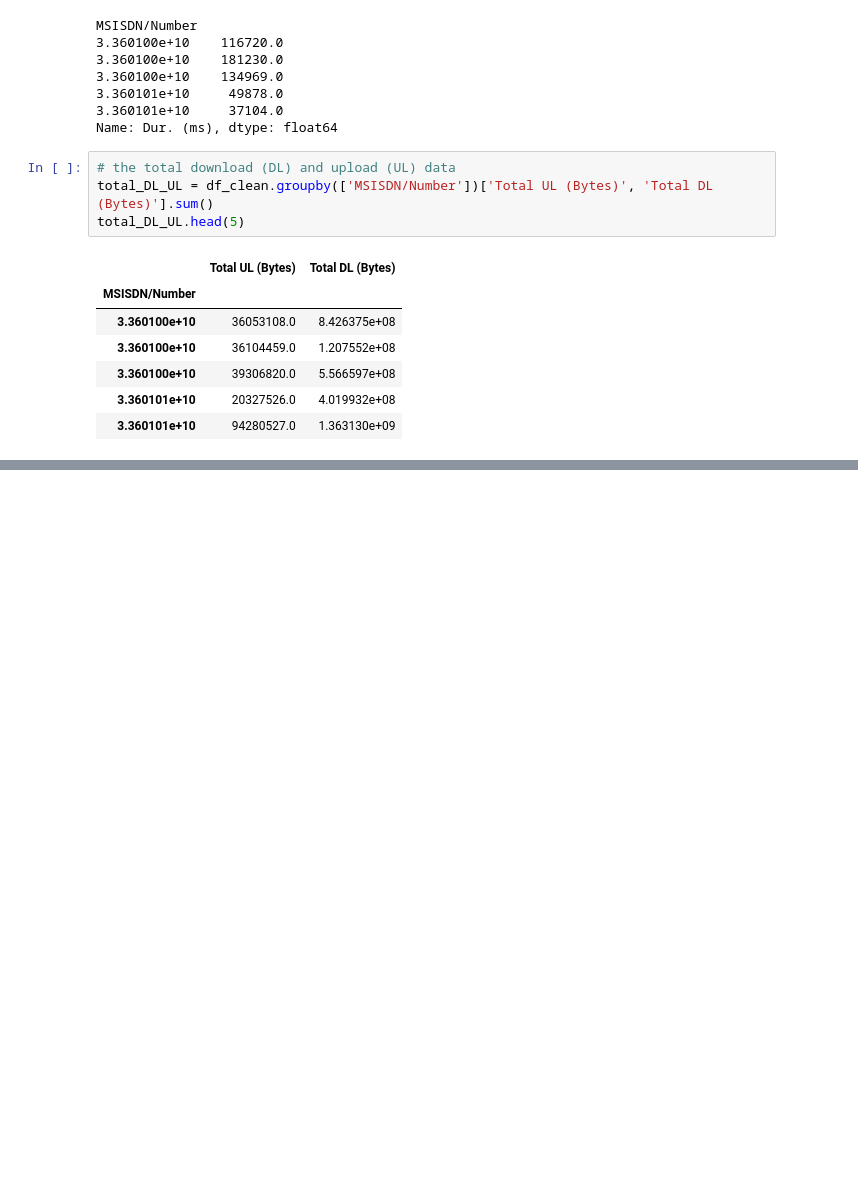
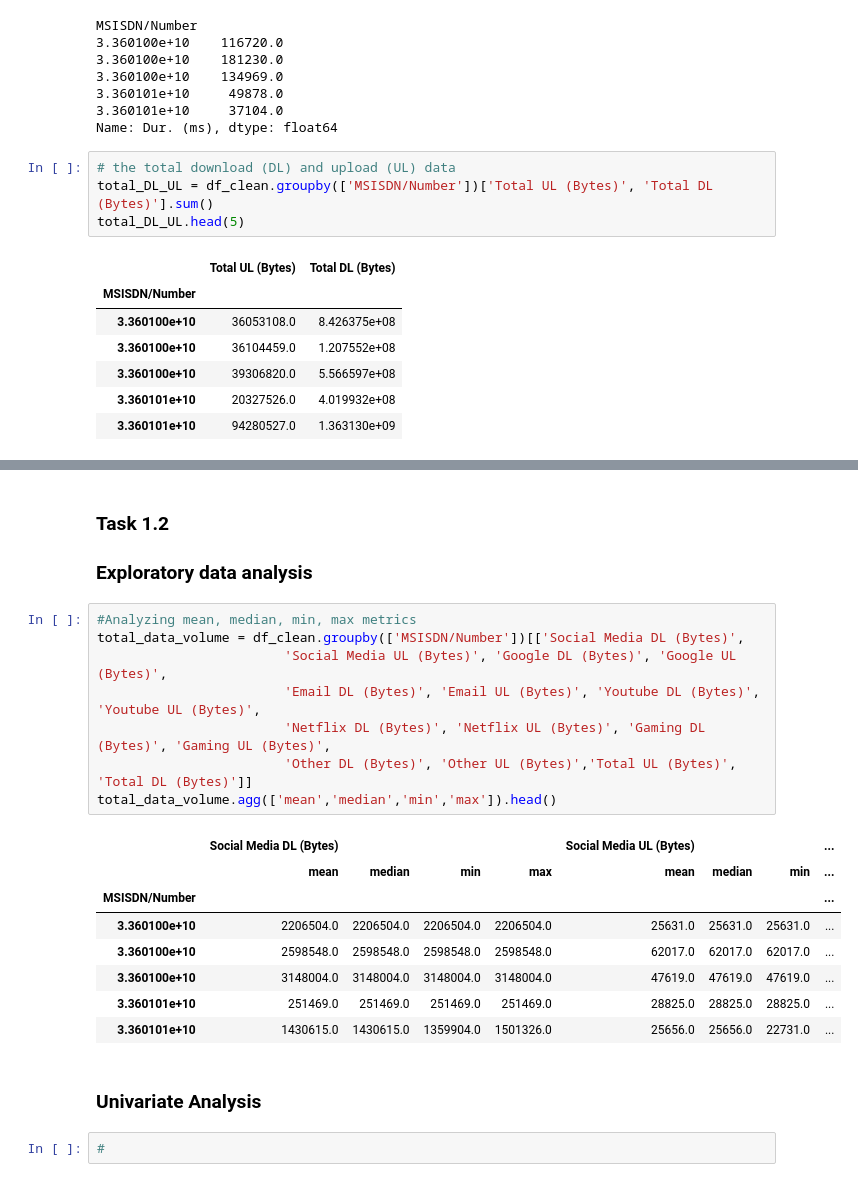
Before and after one commit to Haftom2323/10_Academy_Week1_Challenge, a Jupyter notebook: notebooks/data_cleaning and exploration.ipynb, the cells around one changed output, grey strips where cells are left out. Saved outputs shown, nothing was run; the diff lists cells and outputs as text; blank space fills up the shorter version.

```diff
--- a/notebooks/data_cleaning and exploration.ipynb
+++ b/notebooks/data_cleaning and exploration.ipynb
@@ -380,0 +419,24 @@ total_data_volume.head(5)
+# %% [markdown]
+### Task 1.2
+### Exploratory data analysis
+# %%
+#Analyzing mean, median, min, max metrics
+total_data_volume = df_clean.groupby(['MSISDN/Number'])[['Social Media DL (Bytes)',
+                        'Social Media UL (Bytes)', 'Google DL (Bytes)', 'Google UL (Bytes)',
+                        'Email DL (Bytes)', 'Email UL (Bytes)', 'Youtube DL (Bytes)', 'Youtube UL (Bytes)',
+                        'Netflix DL (Bytes)', 'Netflix UL (Bytes)', 'Gaming DL (Bytes)', 'Gaming UL (Bytes)',
+                        'Other DL (Bytes)', 'Other UL (Bytes)','Total UL (Bytes)', 'Total DL (Bytes)']]
+total_data_volume.agg(['mean','median','min','max']).head()
+# %% [output]
+|  | Social Media DL (Bytes) |  |  |  | Social Media UL (Bytes) |  |  | ... |
+|  | mean | median | min | max | mean | median | min | ... |
+| MSISDN/Number |  |  |  |  |  |  |  | ... |
+| 3.360100e+10 | 2206504.0 | 2206504.0 | 2206504.0 | 2206504.0 | 25631.0 | 25631.0 | 25631.0 | ... |
+| 3.360100e+10 | 2598548.0 | 2598548.0 | 2598548.0 | 2598548.0 | 62017.0 | 62017.0 | 62017.0 | ... |
+| 3.360100e+10 | 3148004.0 | 3148004.0 | 3148004.0 | 3148004.0 | 47619.0 | 47619.0 | 47619.0 | ... |
+| 3.360101e+10 | 251469.0 | 251469.0 | 251469.0 | 251469.0 | 28825.0 | 28825.0 | 28825.0 | ... |
+| 3.360101e+10 | 1430615.0 | 1430615.0 | 1359904.0 | 1501326.0 | 25656.0 | 25656.0 | 22731.0 | ... |
+# %% [markdown]
+### Univariate Analysis
+# %%
+#
```
Also changed, not shown: parts of 13 cells of this notebook, 1 other file.
